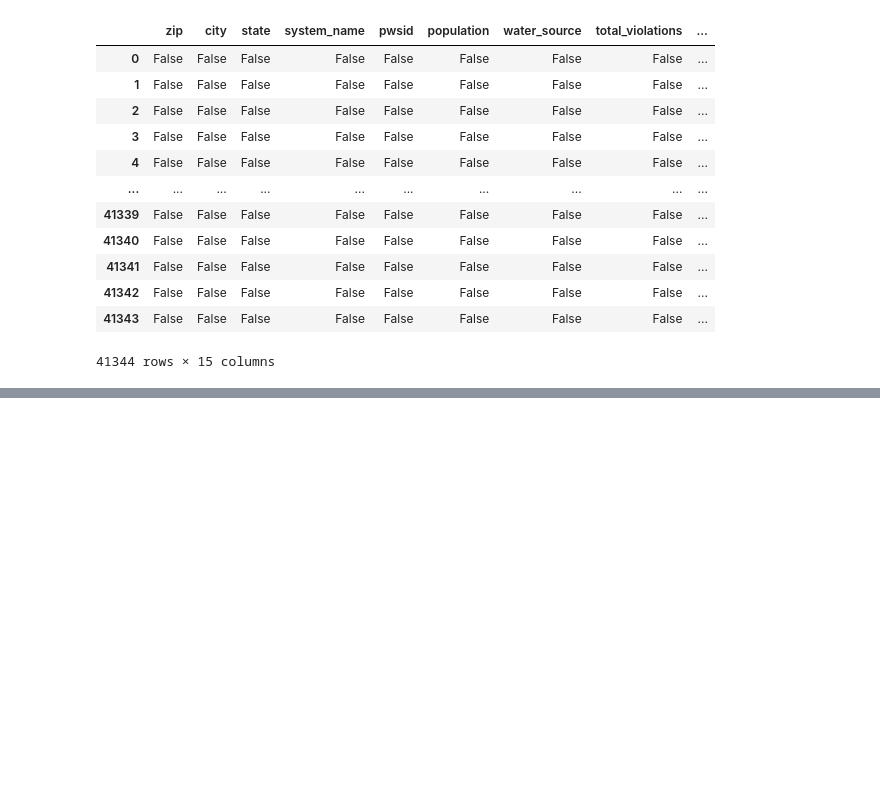
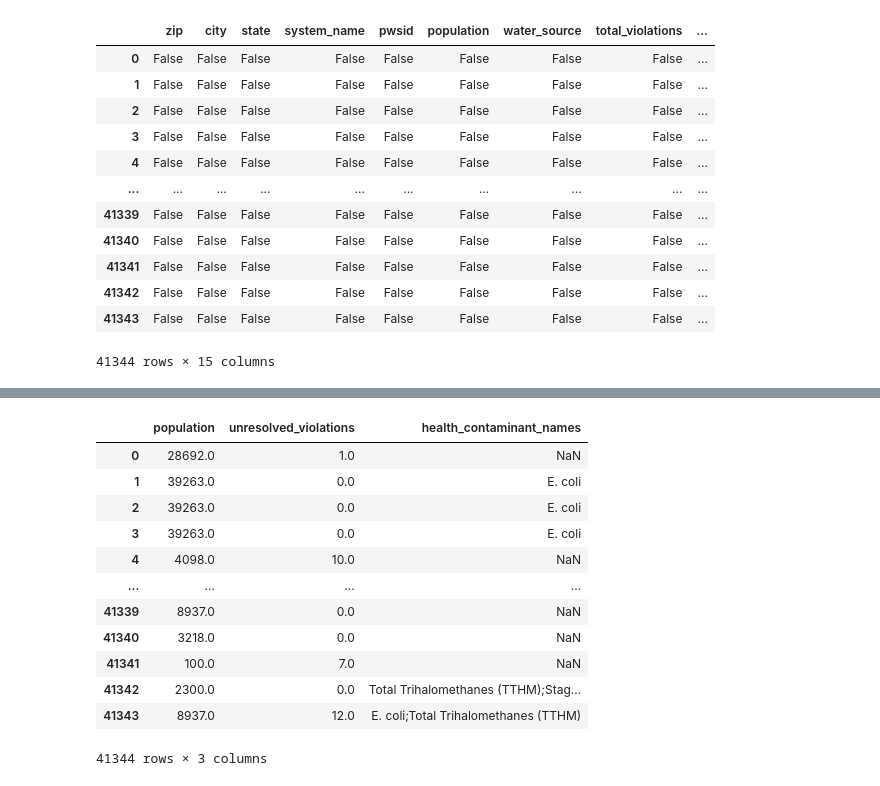
Before and after one commit to donicas/ftiproj, a Jupyter notebook: FTIproj.ipynb, the cells around one changed output, grey strips where cells are left out. Saved outputs shown, nothing was run; the diff lists cells and outputs as text; code cells hidden in the pictures; blank space fills up the shorter version.

```diff
--- a/FTIproj.ipynb
+++ b/FTIproj.ipynb
@@ -82,0 +116,17 @@ df.isna()
+# %%
+df[['population', 'unresolved_violations', 'health_contaminant_names']]
+# population correlate with unresolved issues/contaniment type(s)?
+# %% [output]
+|  | population | unresolved_violations | health_contaminant_names |
+| 0 | 28692.0 | 1.0 | NaN |
+| 1 | 39263.0 | 0.0 | E. coli |
+| 2 | 39263.0 | 0.0 | E. coli |
+| 3 | 39263.0 | 0.0 | E. coli |
+| 4 | 4098.0 | 10.0 | NaN |
+| ... | ... | ... | ... |
+| 41339 | 8937.0 | 0.0 | NaN |
+| 41340 | 3218.0 | 0.0 | NaN |
+| 41341 | 100.0 | 7.0 | NaN |
+| 41342 | 2300.0 | 0.0 | Total Trihalomethanes (TTHM);Stag... |
+| 41343 | 8937.0 | 12.0 | E. coli;Total Trihalomethanes (TTHM) |
+41344 rows × 3 columns
```
Also changed, not shown: parts of 7 cells of this notebook.
